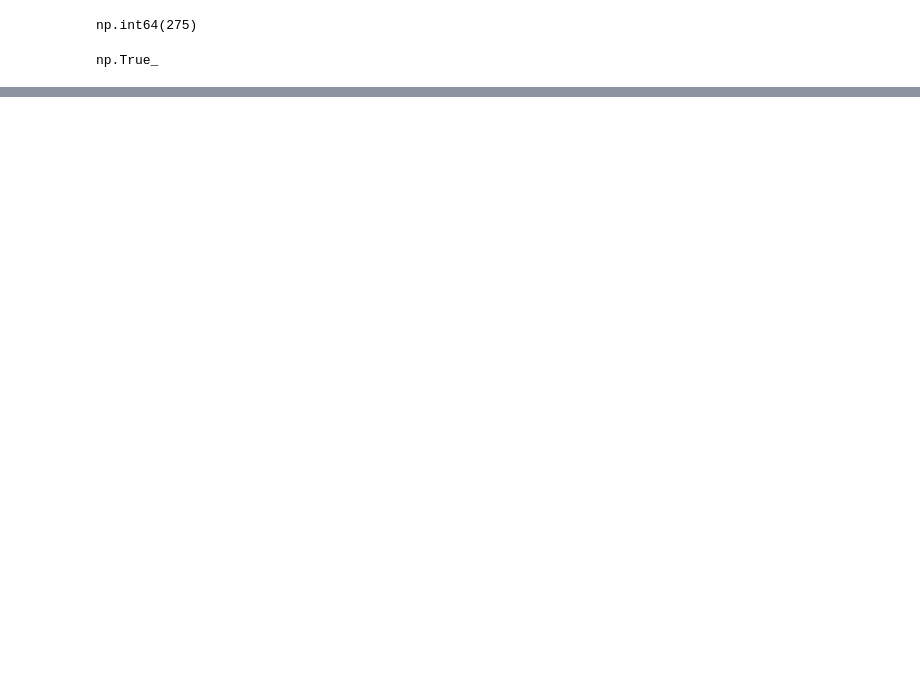
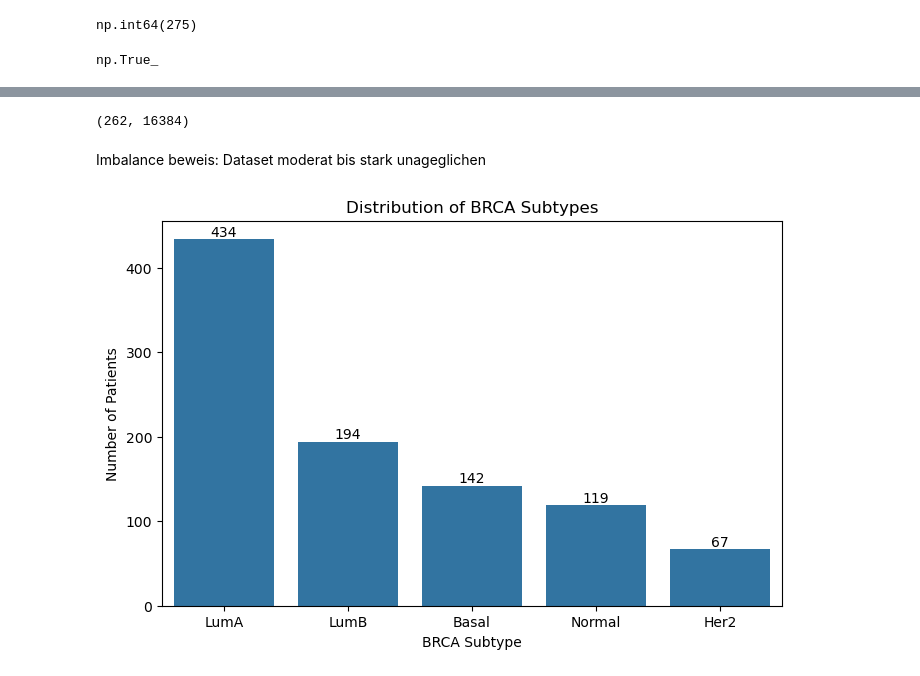
Before and after one commit to IsabelleMarie1/Foundations-of-DataScience, a Jupyter notebook: dataanalysieren.ipynb, the cells around one changed output, grey strips where cells are left out. Cells and saved outputs as stored; diff of their text form; code cells hidden in the pictures; blank space fills up the shorter version.

```diff
--- a/dataanalysieren.ipynb
+++ b/dataanalysieren.ipynb
@@ -383,0 +608,9 @@ combined_clean_critical=combined.dropna().copy()
+# %%
+missing_genes_unknown = []
+
+for row, col in zip(*np.where(unknown_with_missing_genes.isna())):
+    gene = unknown_with_missing_genes.columns[col]
+    if gene != "BRCA_subtype":
+        missing_genes_unknown.append(gene)
+
+set(missing_genes_unknown)
@@ -383,0 +865,45 @@ combined_clean_critical=combined.dropna().copy()
+# %%
+from sklearn.impute import SimpleImputer
+
+# Gene-Spalten definieren, Erstellt Liste mit allen Gen-Spalten: alle spalten aus comined ausser "BRCA_Subtype"
+gene_cols = [col for col in combined.columns if col != "BRCA_subtype"]
+
+# Median-Imputation auf gesamtem Dataset
+imputer = SimpleImputer(strategy="median") #ersetzt fehlende Wertr pro Gen durch den Median deises Gens
+#fir = berechnet für jedes Gen den Median
+#transform = ersetzt alle NaN's in desen Gen durch den jewiligen median
+combined[gene_cols] = imputer.fit_transform(combined[gene_cols])
+
+# Danach splitten
+combined_clean = combined.dropna(subset=["BRCA_subtype"]).copy() #alle ausser Patienten die Subtyp=NaN haben
+unknown = combined[combined["BRCA_subtype"].isna()].copy() #alle Patienten die SUbtyp = NaN haben
+# %%
+unknown.shape
+#anzahl überprüfen
+# %% [output]
+(262, 16384)
+# %% [markdown]
+Imbalance beweis: Dataset moderat bis stark unageglichen
+# %%
+import seaborn as sns
+import matplotlib.pyplot as plt
+
+plt.figure(figsize=(8,5))
+
+ax = sns.countplot(
+    data=combined_clean, #weil die patienten ohne NaN nichts aussagen
+    x="BRCA_subtype",
+    order=combined_clean["BRCA_subtype"].value_counts().index
+)
+
+# Zahlen über Balken schreiben
+for container in ax.containers:
+    ax.bar_label(container)
+
+plt.title("Distribution of BRCA Subtypes")
+plt.xlabel("BRCA Subtype")
+plt.ylabel("Number of Patients")
+
+plt.show()
+# %% [output]
+[figure, added]
```
Also changed, not shown: parts of 88 cells of this notebook.
